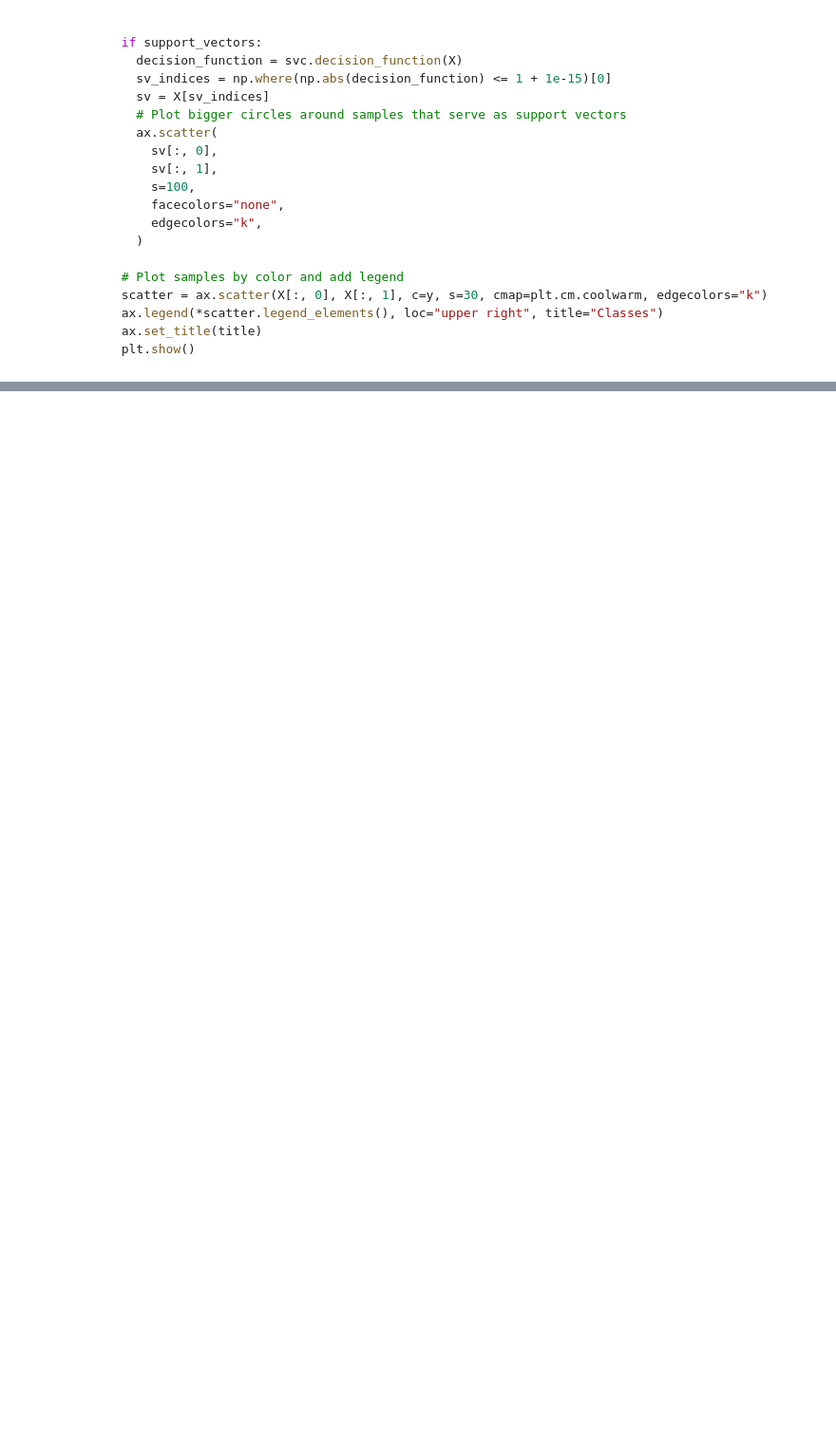
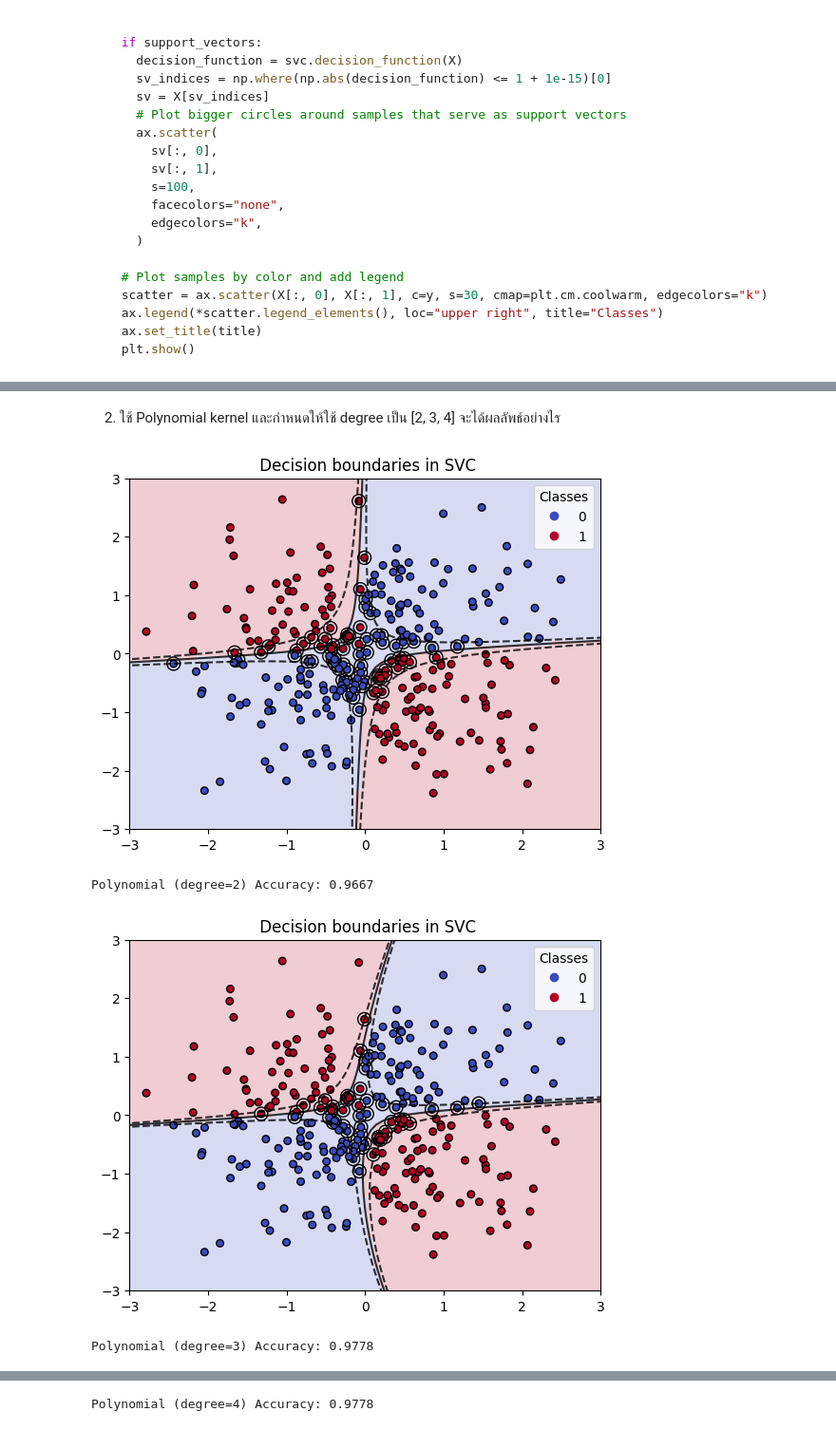
Before and after one commit to Kittonn/intro-to-ml-and-dl, a Jupyter notebook: week-5/W5-1_Support_Vector_Machine_(SVM).ipynb, the cells around one changed output, grey strips where cells are left out. Shown at 95% size. Drawn from its saved outputs; the diff is of its cells as text; code cells hidden in the pictures; blank space fills up the shorter version.

```diff
--- a/week-5/W5-1_Support_Vector_Machine_(SVM).ipynb
+++ b/week-5/W5-1_Support_Vector_Machine_(SVM).ipynb
@@ -615,0 +723,21 @@ def plot_svc_decision_boundary(svc, X, y, title=" Decision boundaries in SVC", s
+# %% [markdown]
+2. ใช้ Polynomial kernel และกำหนดให้ใช้ degree เป็น [2, 3, 4] จะได้ผลลัพธ์อย่างไร
+# %%
+for degree in [2, 3, 4]:
+    poly_svm = Pipeline(
+        [
+            ("scaler", StandardScaler()),
+            ("svm_clf", SVC(kernel="poly", degree=degree, coef0=1, C=5)),
+        ]
+    )
+    poly_svm.fit(X_train, y_train)
+    y_pred = poly_svm.predict(X_test)
+    acc = accuracy_score(y_test, y_pred)
+    results.append((f"Poly degree={degree}", acc))
+    plot_svc_decision_boundary(poly_svm, X, y)
+    print(f"Polynomial (degree={degree}) Accuracy: {acc:.4f}")
+# %% [output]
+[figure, added]
+Polynomial (degree=2) Accuracy: 0.9667
+[figure, added]
+Polynomial (degree=3) Accuracy: 0.9778
@@ -615,0 +745 @@ def plot_svc_decision_boundary(svc, X, y, title=" Decision boundaries in SVC", s
+Polynomial (degree=4) Accuracy: 0.9778
```
Also changed, not shown: parts of 21 cells of this notebook, 1 other file.
